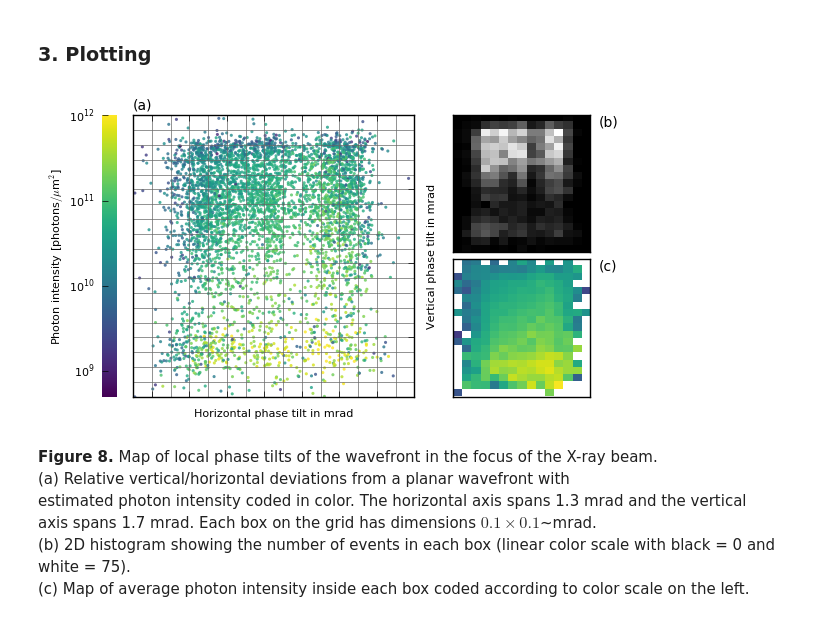
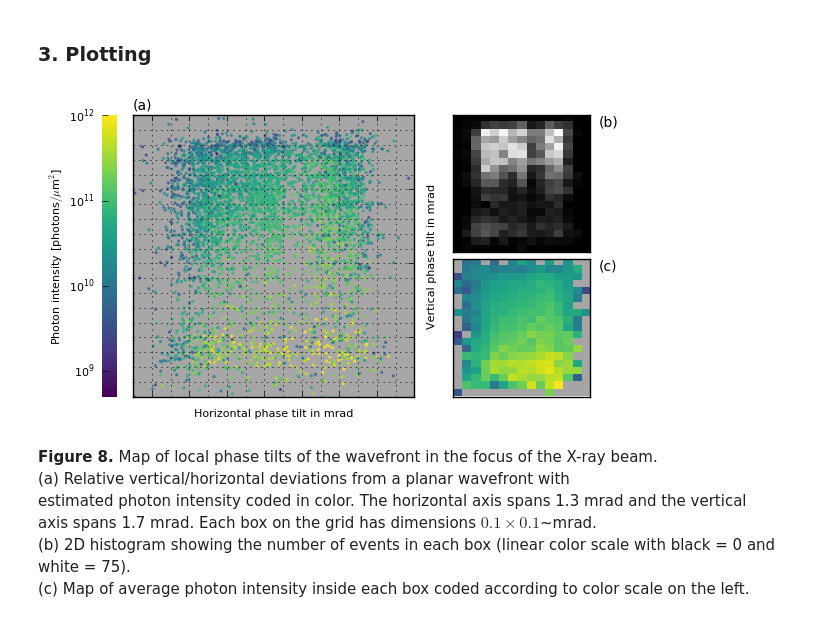
Before and after one commit to cnettel/cxic9714-analysis, a Jupyter notebook: ipynb/fig08_center_distribution.ipynb, the cells around one changed output. Saved outputs shown, nothing was run; the diff lists cells and outputs as text; code cells hidden in the pictures.

```diff
--- a/ipynb/fig08_center_distribution.ipynb
+++ b/ipynb/fig08_center_distribution.ipynb
@@ -44,36 +44,39 @@ plot.add_axes((0,0), 2, 2, padx=-0.05)
 plot.xlabel = [r'', r'', r'Horizontal phase tilt in mrad']
 plot.ylabel = [r'', r'', r'Vertical phase tilt in mrad']
 plot.title_label = 3*['']
 plot.colorbar_label = r'Photon intensity [photons$/\mu$m$^2$]'
 plot.set_axes_layout(plot.axes[0], visible=False)
 plot.set_axes_layout(plot.axes[1], visible=False)
 plot.plotting_a_heatmap(0, centerx - 0.018, centery - 0.008,
                         [(-0.7,0.8), (-1.4,0.5)], bins=[15, 19], cmaplist=['gray'], log=False)
 plot.cb.outline.set_visible(False)
 plot.axes[0].text(0.9, 0.5, '(b)', va='top', ha='left', fontsize=10)
 plot.plotting_a_meanmap(1, centerx - 0.018, centery - 0.008,
                         intensity, [(-0.7,0.8), (-1.5,0.5)], bins=[15, 19], cmaplist=['viridis'],
                         vmin=5e8, vmax=1e12, log=True)
 plot.cb.outline.set_visible(False)
+plot.cb.cmap.set_bad('0.65')
+
 plot.axes[1].text(0.9, 0.5, '(c)', va='top', ha='left', fontsize=10)
 plot.plotting_correlation3d(2, centerx - 0.018, centery - 0.008,
                             intensity, cmap='viridis', alpha=0.8, ms=5, scale_size=False, xlim=[-0.7,0.8],
                             ylim=[-1.4,0.5], vmin=5e8, vmax=1e12, log=True)
 plot.cb.outline.set_visible(False)
 plot.set_colorbar_layout(tickpos='left', direction='in', pad=5, labelpad=-50, ticks=None, color='black',
                          ticklabels=None)
-[plot.axes[2].axvline(i, color='0.4', ls='-', lw=0.5, alpha=1) for i in np.arange(-0.6,0.8,0.1)]
-[plot.axes[2].axhline(i, color='0.4', ls='-', lw=0.5, alpha=1) for i in np.arange(-1.4,0.5,0.1)]
+[plot.axes[2].axvline(i, color='0.0', ls=':', lw=0.5, alpha=1) for i in np.arange(-0.6,0.8,0.1)]
+[plot.axes[2].axhline(i, color='0.0', ls=':', lw=0.5, alpha=1) for i in np.arange(-1.4,0.5,0.1)]
 plot.axes[2].yaxis.tick_right()
 plot.axes[2].yaxis.set_label_position("right")
 plot.axes[2].set_xticklabels([])
 plot.axes[2].set_yticklabels([])
 plot.axes[2].text(-0.7, 0.62, '(a)', va='top', ha='left', fontsize=10)
+plot.axes[2].set_axis_bgcolor('0.65')
 
 #plot.save(plotdir+'/fig_center_distribution.pdf')
 plot.show()
 # %% [output]
-[figure, old version]
+[figure, new version]
 # %% [markdown]
 **Figure 8.**
 Map of local phase tilts of the wavefront in the focus of the X-ray beam.
```
Also changed, not shown: 1 other file.
